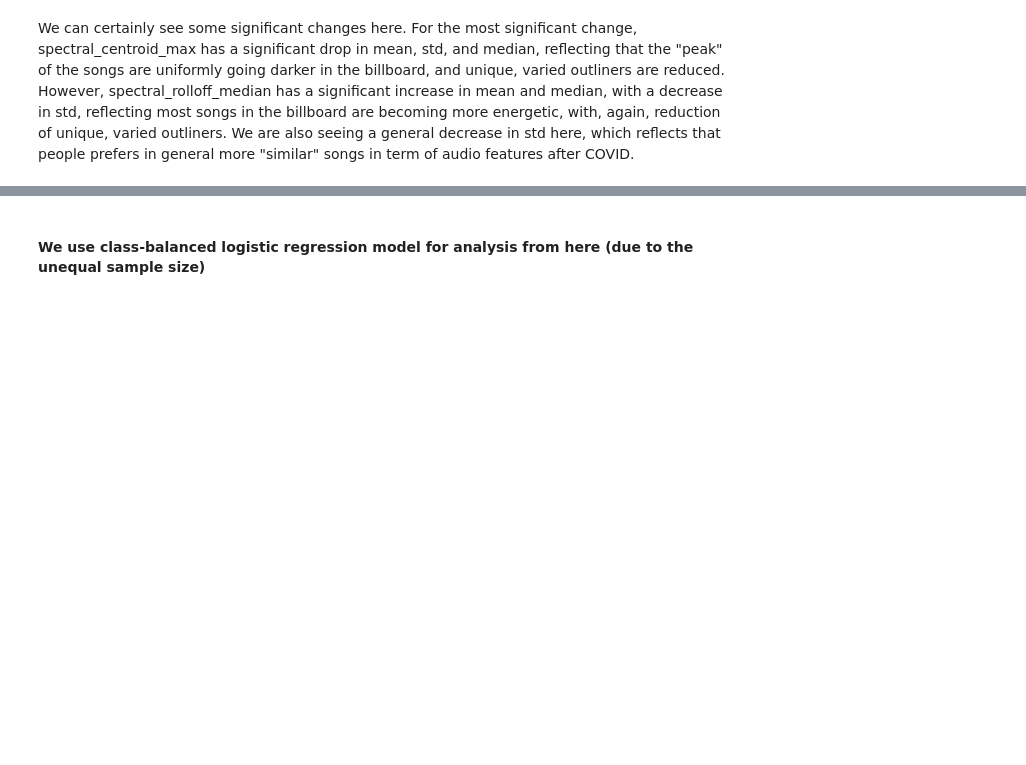
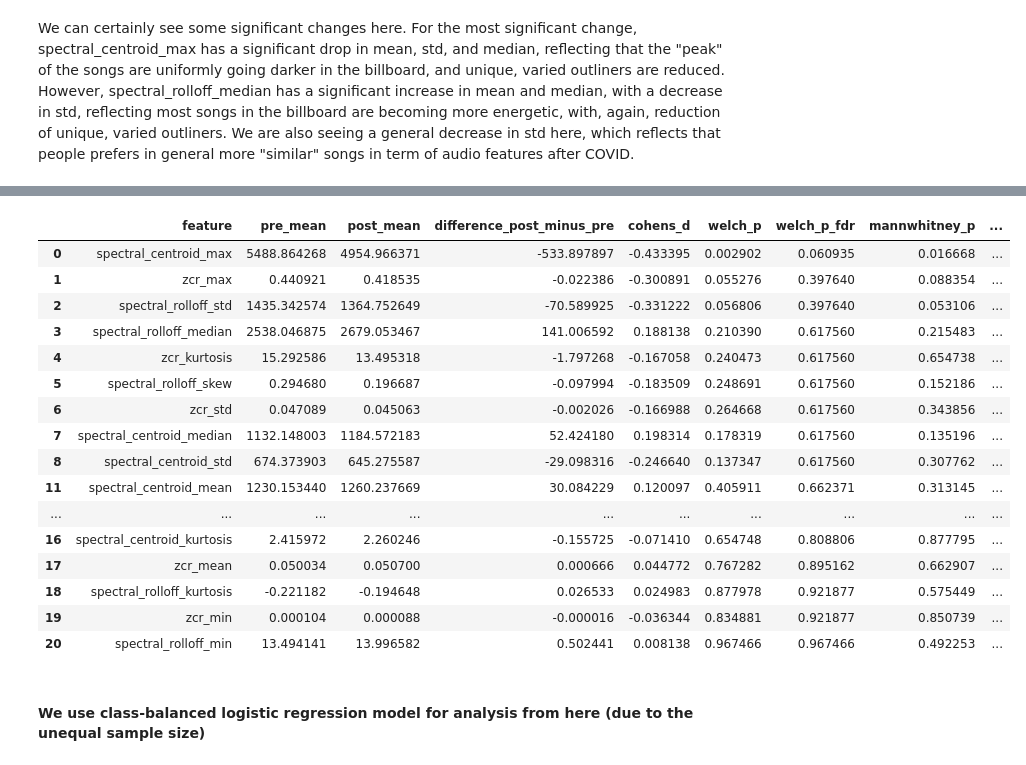
Before and after one commit to COGS108/Group081_WI26, a Jupyter notebook: 03-FinalProject.ipynb, the cells around one changed output, grey strips where cells are left out. Drawn from its saved outputs; the diff is of its cells as text; code cells hidden in the pictures; blank space fills up the shorter version.

Commit message:
Welch’s t-test and Mann–Whitney U test

```diff
--- a/03-FinalProject.ipynb
+++ b/03-FinalProject.ipynb
@@ -650,0 +694,25 @@ We are also seeing a general decrease in std here, which reflects that people pr
+# %%
+# Cohen's D
+import numpy as np
+
+def cohens_d(x, y):
+    x = np.asarray(x, dtype=float)
+    y = np.asarray(y, dtype=float)
+    nx, ny = len(x), len(y)
+    sx, sy = np.std(x, ddof=1), np.std(y, ddof=1)
+    pooled = np.sqrt(((nx - 1) * sx**2 + (ny - 1) * sy**2) / (nx + ny - 1 - 1))
+    return (x.mean() - y.mean()) / pooled
+
+effect_sizes = []
+
+for col in feature_cols:
+    pre = expanded_df.loc[expanded_df['Period'] == 'Pre-COVID', col].dropna()
+    post = expanded_df.loc[expanded_df['Period'] == 'Post-COVID', col].dropna()
+    d = cohens_d(post, pre)
+    effect_sizes.append({'feature': col, 'cohens_d': d})
+
+effect_df = pd.DataFrame(effect_sizes)
+
+results_df = results_df.merge(effect_df, on='feature')
+results_df = results_df.sort_values('welch_p_fdr')
+results_df
@@ -651,3 +737,36 @@ We are also seeing a general decrease in std here, which reflects that people pr
+# %%
+# show a final result
+final_results = results_df[[
+    'feature',
+    'pre_mean',
+    'post_mean',
+    'difference_post_minus_pre',
+    'cohens_d',
+    'welch_p',
+    'welch_p_fdr',
+    'mannwhitney_p',
+    'mannwhitney_p_fdr'
+]].sort_values('welch_p_fdr')
+
+final_results
+# %% [output]
+|  | feature | pre_mean | post_mean | difference_post_minus_pre | cohens_d | welch_p | welch_p_fdr | mannwhitney_p | ... |
+| 0 | spectral_centroid_max | 5488.864268 | 4954.966371 | -533.897897 | -0.433395 | 0.002902 | 0.060935 | 0.016668 | ... |
+| 1 | zcr_max | 0.440921 | 0.418535 | -0.022386 | -0.300891 | 0.055276 | 0.397640 | 0.088354 | ... |
+| 2 | spectral_rolloff_std | 1435.342574 | 1364.752649 | -70.589925 | -0.331222 | 0.056806 | 0.397640 | 0.053106 | ... |
+| 3 | spectral_rolloff_median | 2538.046875 | 2679.053467 | 141.006592 | 0.188138 | 0.210390 | 0.617560 | 0.215483 | ... |
+| 4 | zcr_kurtosis | 15.292586 | 13.495318 | -1.797268 | -0.167058 | 0.240473 | 0.617560 | 0.654738 | ... |
+| 5 | spectral_rolloff_skew | 0.294680 | 0.196687 | -0.097994 | -0.183509 | 0.248691 | 0.617560 | 0.152186 | ... |
+| 6 | zcr_std | 0.047089 | 0.045063 | -0.002026 | -0.166988 | 0.264668 | 0.617560 | 0.343856 | ... |
+| 7 | spectral_centroid_median | 1132.148003 | 1184.572183 | 52.424180 | 0.198314 | 0.178319 | 0.617560 | 0.135196 | ... |
+| 8 | spectral_centroid_std | 674.373903 | 645.275587 | -29.098316 | -0.246640 | 0.137347 | 0.617560 | 0.307762 | ... |
+| 11 | spectral_centroid_mean | 1230.153440 | 1260.237669 | 30.084229 | 0.120097 | 0.405911 | 0.662371 | 0.313145 | ... |
+| ... | ... | ... | ... | ... | ... | ... | ... | ... | ... |
+| 16 | spectral_centroid_kurtosis | 2.415972 | 2.260246 | -0.155725 | -0.071410 | 0.654748 | 0.808806 | 0.877795 | ... |
+| 17 | zcr_mean | 0.050034 | 0.050700 | 0.000666 | 0.044772 | 0.767282 | 0.895162 | 0.662907 | ... |
+| 18 | spectral_rolloff_kurtosis | -0.221182 | -0.194648 | 0.026533 | 0.024983 | 0.877978 | 0.921877 | 0.575449 | ... |
+| 19 | zcr_min | 0.000104 | 0.000088 | -0.000016 | -0.036344 | 0.834881 | 0.921877 | 0.850739 | ... |
+| 20 | spectral_rolloff_min | 13.494141 | 13.996582 | 0.502441 | 0.008138 | 0.967466 | 0.967466 | 0.492253 | ... |
 # %% [markdown]
 #### We use class-balanced logistic regression model for analysis from here (due to the unequal sample size)
 # %%
```
Also changed, not shown: parts of 5 cells of this notebook.
